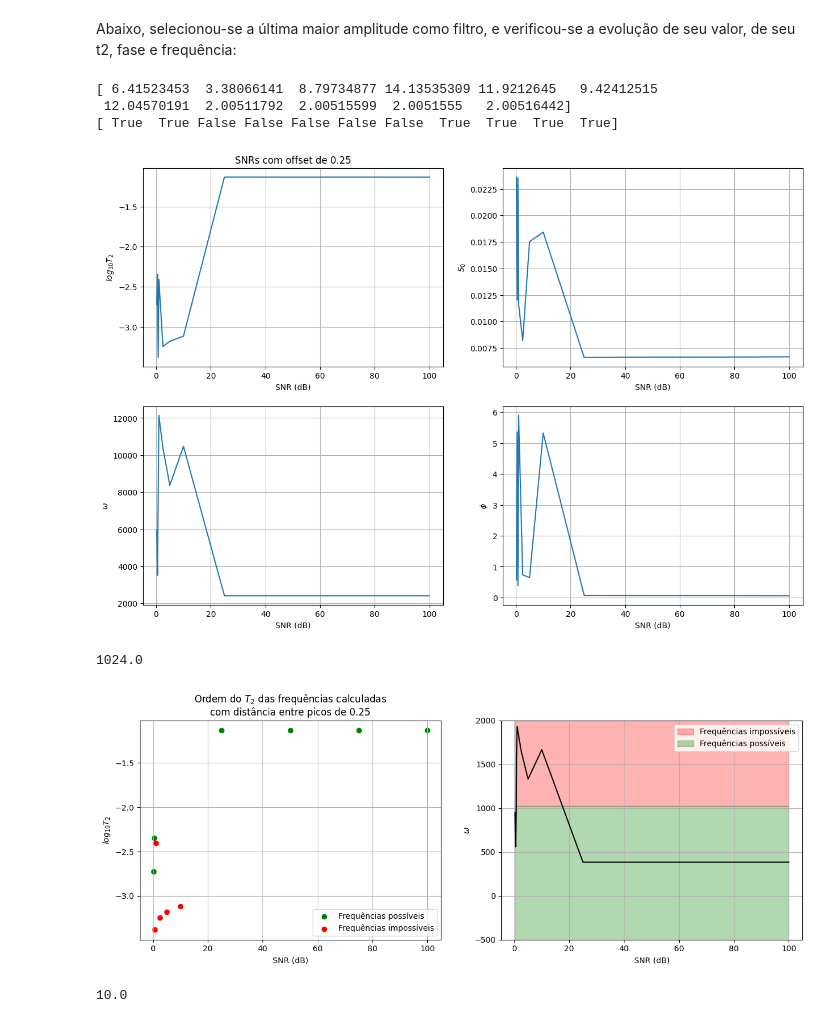
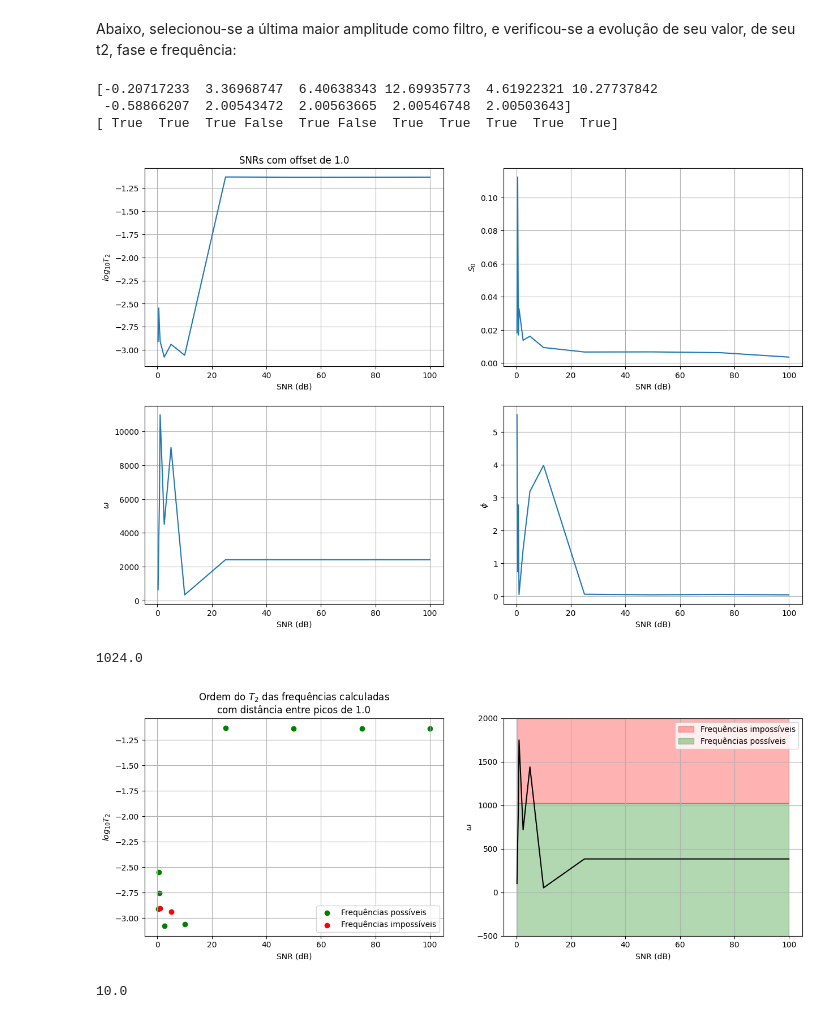
Before and after one commit to JoaoDell/MRI-study, a Jupyter notebook: examples/MPM/two_peaks_noisy.ipynb, the cells around one changed output. Drawn from its saved outputs; the diff is of its cells as text; code cells hidden in the pictures.

```diff
--- a/examples/MPM/two_peaks_noisy.ipynb
+++ b/examples/MPM/two_peaks_noisy.ipynb
@@ -145,45 +146,46 @@ Identificado
 # %% [markdown]
 Abaixo, selecionou-se a última maior amplitude como filtro, e verificou-se a evolução de seu valor, de seu t2, fase e frequência:
 # %%
-j_ = 8
+j_ = 5
 
+t2_arr = np.array([t2s_[l, j_, args[l, j_, :]][-1] for l in range(sample_snrs.size)])
 log10t2_arr = np.array([np.log10(t2s_[l, j_, args[l, j_, :]][-1]) for l in range(sample_snrs.size)])
 s0_arr = np.array([s0s_[l, j_, args[l, j_, :]][-1] for l in range(sample_snrs.size)])
 omega_arr = np.array([omegas_[l, j_, args[l, j_, :]][-1] for l in range(sample_snrs.size)])
 phis_arr = np.array([phis_[l, j_, args[l, j_, :]][-1] for l in range(sample_snrs.size)])
 
 plt.figure(figsize=(15, 10))
 plt.subplot(221)
 plt.plot(sample_snrs, log10t2_arr)
 plt.ylabel(r"$log_{10} T_2$")
 plt.xlabel("SNR (dB)")
 plt.title(f"SNRs com offset de {offsets[j_]}")
 plt.grid()
 plt.subplot(222)
 plt.plot(sample_snrs, s0_arr)
 plt.ylabel(r"$S_0$")
 plt.xlabel("SNR (dB)")
 plt.grid()
 plt.subplot(223)
 plt.plot(sample_snrs, omega_arr)
 plt.ylabel(r"$\omega$")
 plt.xlabel("SNR (dB)")
 plt.grid()
 plt.subplot(224)
 plt.plot(sample_snrs, phis_arr)
 plt.ylabel(r"$\phi$")
 plt.xlabel("SNR (dB)")
 plt.grid()
 
 print(pymri.chem_shift_from_f(pymri.rad_to_hz(omega_arr), B0))
 true_freqs = pymri.check_frequency(omega_arr, dt, True)
 false_freqs = np.bitwise_not(true_freqs)
 print(true_freqs)
 # %% [output]
-[ 6.41523453  3.38066141  8.79734877 14.13535309 11.9212645   9.42412515
- 12.04570191  2.00511792  2.00515599  2.0051555   2.00516442]
-[ True  True False False False False False  True  True  True  True]
+[-0.20717233  3.36968747  6.40638343 12.69935773  4.61922321 10.27737842
+ -0.58866207  2.00543472  2.00563665  2.00546748  2.00503643]
+[ True  True  True False  True False  True  True  True  True  True]
-[figure, old version]
+[figure, new version]
 # %%
 
 plt.figure(figsize=(15, 5))
@@ -214,7 +216,7 @@ plt.legend()
 plt.grid()
 # %% [output]
 1024.0
-[figure, old version]
+[figure, new version]
 # %%
 i_ = 6
 print(sample_snrs[i_])
```
Also changed, not shown: parts of 1 cell of this notebook, 9 other files.
